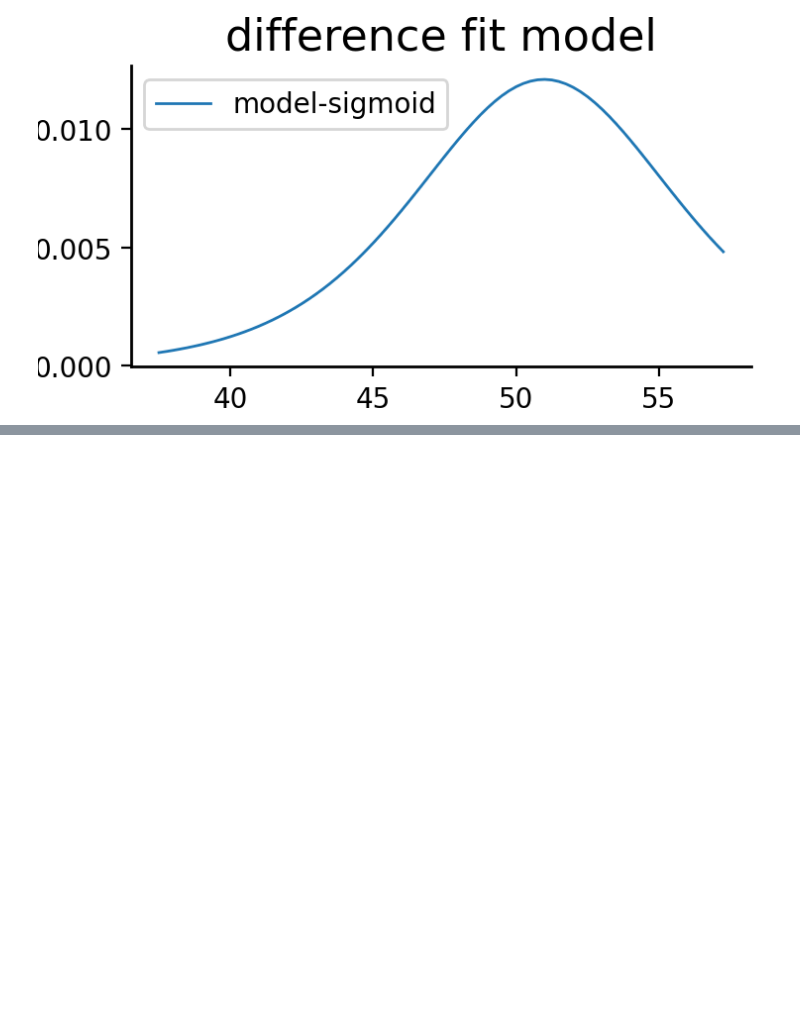
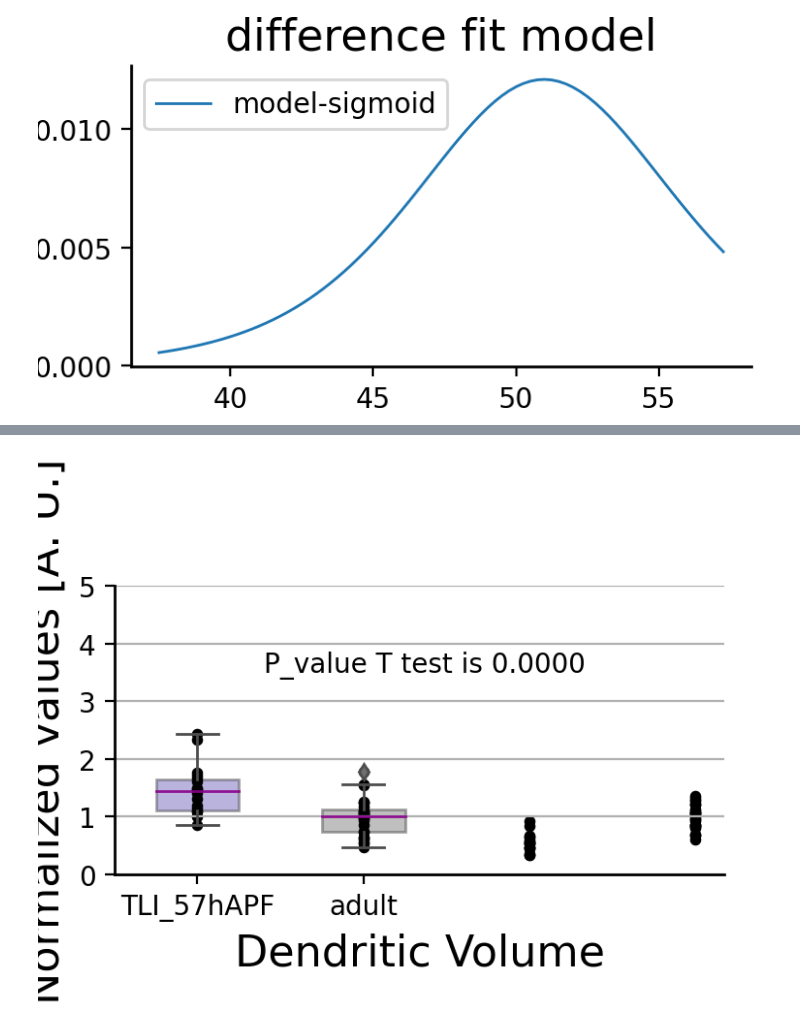
Before and after one commit to Asashou/TLI, a Jupyter notebook: pipeline/TLI_analysis/2_fig2_final.ipynb, the cells around one changed output, grey strips where cells are left out. Saved outputs shown, nothing was run; the diff lists cells and outputs as text; code cells hidden in the pictures; blank space fills up the shorter version.

```diff
--- a/pipeline/TLI_analysis/2_fig2_final.ipynb
+++ b/pipeline/TLI_analysis/2_fig2_final.ipynb
@@ -490,0 +526,19 @@ plt.legend()
+# %%
+compiled_cols = ['neuron', 'subtype', 'volume', 'area', 'convexity_2D']
+data_path = '/home/tli_project/Desktop/Data/controls/adult_1/output/adult_T4_results_Nov_2022_2.csv'
+results_df = pd.read_csv(data_path, index_col=0)
+compiled_results = results_df[compiled_cols]
+# adult_data['sample'] = ['adult' for i in range(len(adult_data))]
+compiled_results['sample'] = 'adult'
+
+compiled_cols = ['volume', 'area', 'convexity_2D']
+
+#reading the specified column from each output file, and adding it to collective_results
+for file in output_files:
+    neu_name = os.path.basename(file[:file.find('.csv')])
+    subtype = neu_name[-1]
+    temp_df = pd.read_csv(file, sep=',', usecols = compiled_cols).loc[80]
+    temp_df['neuron'] = neu_name
+    temp_df['subtype'] = subtype
+    temp_df['sample'] = 'TLI_57hAPF'
+    compiled_results.loc[len(compiled_results)+1] = temp_df
@@ -490,0 +555,72 @@ plt.legend()
+# %%
+from scipy.stats import ttest_ind
+
+
+group1 = compiled_results[compiled_results['sample']=='adult']
+group2 = compiled_results[compiled_results['sample']=='TLI_57hAPF']
+norm_factor = group1[plot_col].mean()
+compiled_results[plot_col] = compiled_results[plot_col]/norm_factor
+res = ttest_ind(group1[plot_col], group2[plot_col])
+
+Colors = {'TLI_57hAPF':'slateblue', 'adult':'grey'}
+plot_order = ['TLI_57hAPF', 'adult']
+xticks_new = plot_order
+
+# Part about volume
+plot_col = 'volume'
+
+fig, ax = plt.subplots(1)
+ax.scatter([1 for i in range(len(group1))], group1[plot_col]/norm_factor, c='k', marker='o', s=10)
+ax.scatter([0 for i in range(len(group2))], group2[plot_col]/norm_factor, c='k', marker='o', s=10)
+
+sns.boxplot(data=compiled_results , x='sample', y=plot_col,
+            order=plot_order, width=0.5,
+            palette=Colors, boxprops=dict(alpha=.5),
+            medianprops=dict(color="darkmagenta", alpha=.9),
+            flierprops=dict(markerfacecolor="#707070", marker="d", markersize=4),
+            zorder=10)
+
+# # ax.set_title(plot_col+' in adult T4 dendrites')
+ax.yaxis.grid(True)
+ax.set_ylabel("Normalized values [A. U.]")
+ax.set_xlabel("Dendritic Volume")
+ax.set_ylim(0,5)
+
+# ax.set_xlabel(None)
+ax.set_xticklabels(xticks_new, rotation=0)
+ax.text(.4,3.5,'P_value T test is %.4f' % res[1])
+
+# Part about convex_area
+plot_col = 'area'
+
+ax.scatter([3 for i in range(len(group1))], group1[plot_col]/norm_factor, c='k', marker='o', s=10)
+ax.scatter([2 for i in range(len(group2))], group2[plot_col]/norm_factor, c='k', marker='o', s=10)
+
+sns.boxplot(data=compiled_results , x='sample'+1, y=plot_col,
+            order=plot_order, width=0.5,
+            palette=Colors, boxprops=dict(alpha=.5),
+            medianprops=dict(color="darkmagenta", alpha=.9),
+            flierprops=dict(markerfacecolor="#707070", marker="d", markersize=4),
+            zorder=10)
+
+# # ax.set_title(plot_col+' in adult T4 dendrites')
+ax.yaxis.grid(True)
+ax.set_ylabel("Normalized values [A. U.]")
+ax.set_xlabel("Dendritic Volume")
+ax.set_ylim(0,5)
+
+# ax.set_xlabel(None)
+ax.set_xticklabels(xticks_new, rotation=0)
+ax.text(.4,3.5,'P_value T test is %.4f' % res[1])
+
+
+legend_patches = []
+for group,c in Colors.items():
+    legend_patches.append(mpatches.Circle((0,0),10,color=c, label=group,alpha=0.5))
+plt.legend(handles=legend_patches, bbox_to_anchor=(1.18, 0.97),
+            loc=1, borderaxespad=0., prop={'size': 10})
+
+# plot_name = 'fig2G_1_'+plot_col+'_in_adult_T4_dendrites.pdf'
+# if save_plots:
+#     plt.savefig(save_path+plot_name, facecolor='white', transparent=False, bbox_inches='tight')
+# %% [output]
@@ -490,0 +633 @@ plt.legend()
+[figure, added]
```
Also changed, not shown: parts of 18 cells of this notebook, 2 other files.
